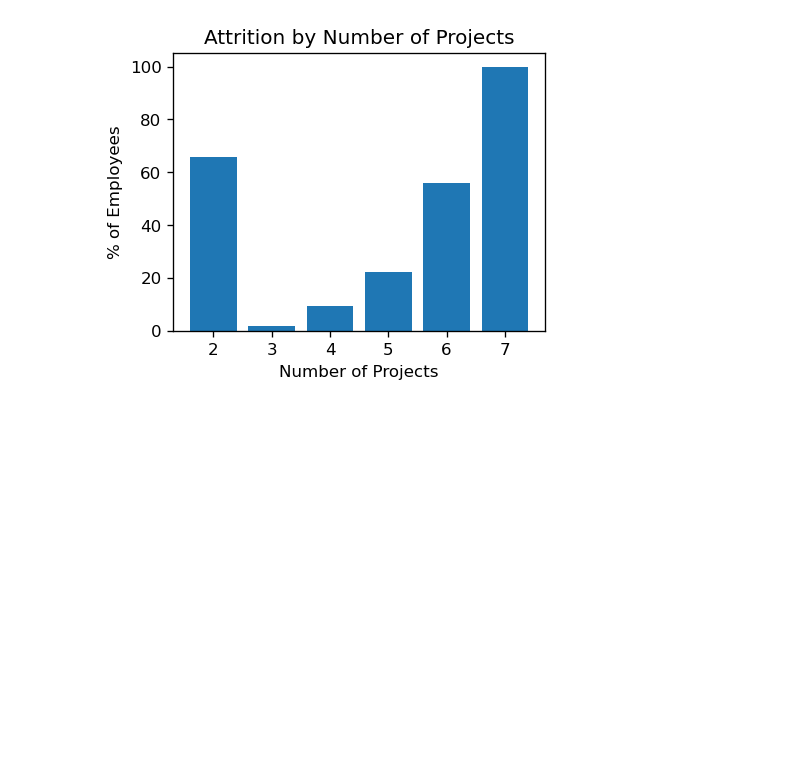
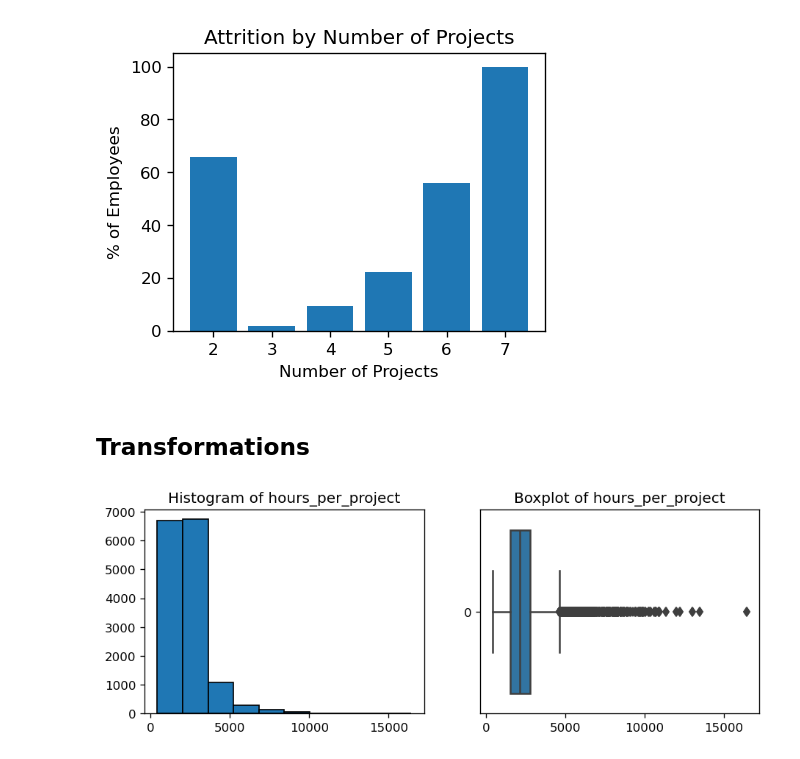
Before and after one commit to SameeckBhatia/Salifort-EDP, a Jupyter notebook: notebook.ipynb, the cells around one changed output. Saved outputs shown, nothing was run; the diff lists cells and outputs as text; code cells hidden in the pictures; blank space fills up the shorter version.

```diff
--- a/notebook.ipynb
+++ b/notebook.ipynb
@@ -196,3 +198,11 @@ plt.title("Attrition by Number of Projects")
 plt.show()
 # %% [output]
 [figure]
+# %% [markdown]
+## Transformations
+# %%
+df["hours_per_project"] = 12 * df["average_monthly_hours"] * df["time_spend_company"] / df["number_project"]
+
+histo_boxplot("hours_per_project")
+# %% [output]
+[figure, added]
```
Also changed, not shown: parts of 5 cells of this notebook.
